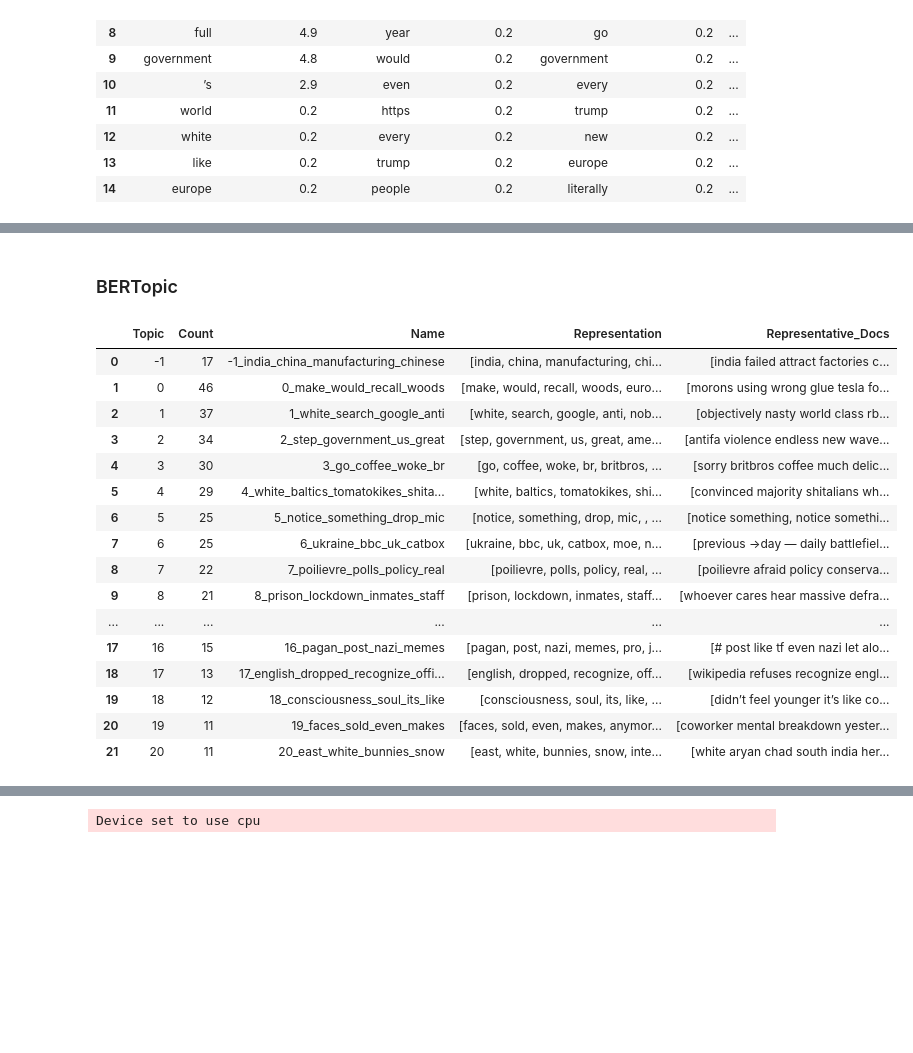
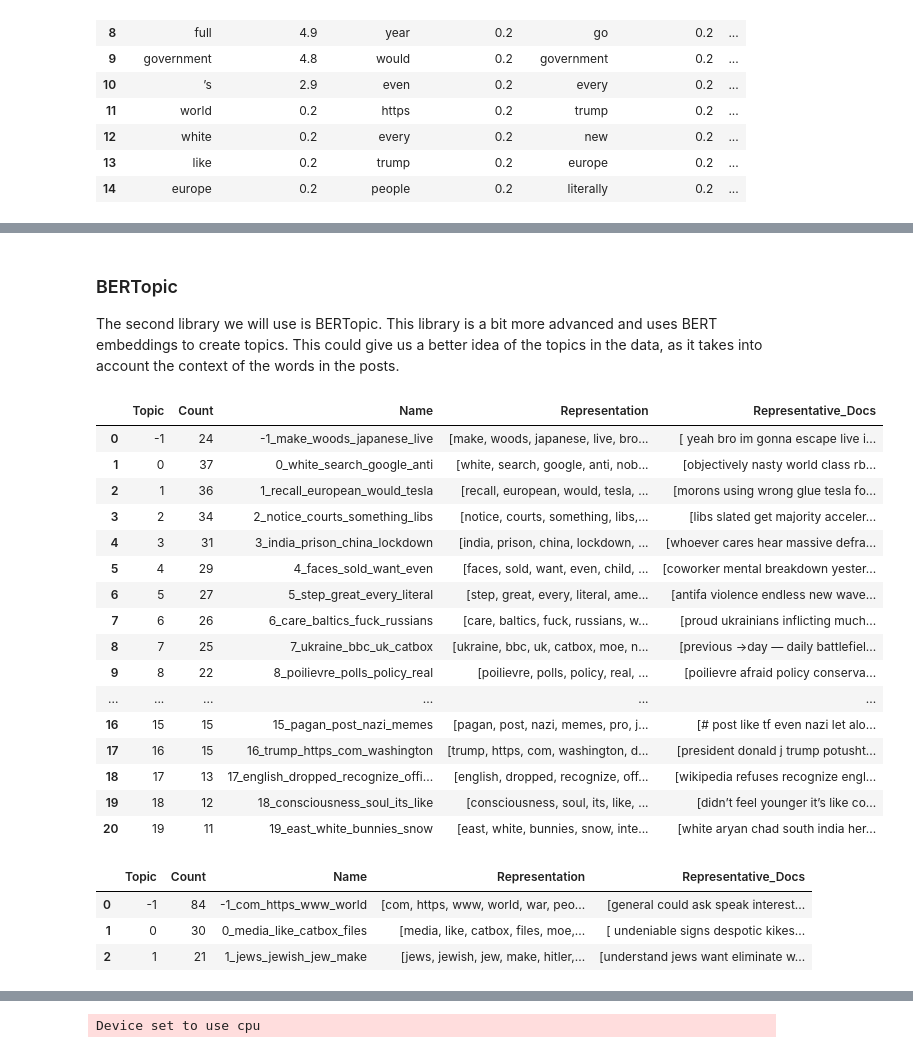
Before and after one commit to Kyrie-Alysa/Data-Forensics, a Jupyter notebook: DataExploration.ipynb, the cells around one changed output, grey strips where cells are left out. Drawn from its saved outputs; the diff is of its cells as text; code cells hidden in the pictures; blank space fills up the shorter version.

```diff
--- a/DataExploration.ipynb
+++ b/DataExploration.ipynb
@@ -21,12 +28,12 @@ import spacy
 # %%
-posts_path = '4chan/output/posts.csv'
-threads_path = '4chan/output/threads.csv'
+posts_path = '../Data-Forensics/4chan/output/posts.csv'
+threads_path = '../Data-Forensics/4chan/output/threads.csv'
 
 chan4_posts = pd.read_csv(posts_path)
 chan4_threads = pd.read_csv(threads_path)
 
-posts_end_path  = 'endchan V2/output/posts.csv'
-threads_end_path = 'endchan V2/output/threads.csv'
+posts_end_path  = '../Data-Forensics/endchan V2/output/posts.csv'
+threads_end_path = '../Data-Forensics/endchan V2/output/threads.csv'
 
 endchan_posts = pd.read_csv(posts_end_path)
 endchan_threads = pd.read_csv(threads_end_path)
@@ -171,32 +360,50 @@ display_topics(model, tf_feature_names, no_top_words)
 # %% [markdown]
 ### BERTopic
+
+The second library we will use is BERTopic. This library is a bit more advanced and uses BERT embeddings to create topics. This could give us a better idea of the topics in the data, as it takes into account the context of the words in the posts.
 # %%
 from bertopic import BERTopic
 # %%
-topic_model = BERTopic()
-docs = chan4_threads['cleaned'].tolist()
-topics, probs = topic_model.fit_transform(docs)
-chan4_threads['topics'] = topics
-chan4_threads['topic_probs'] = probs
+chan4_topic_model = BERTopic()
+endchan_topic_model = BERTopic()
+
+chan4_docs = chan4_threads['cleaned'].tolist()
+endchan_docs = endchan_threads['cleaned'].tolist()
+
+chan4_topics, chan4_probs = chan4_topic_model.fit_transform(chan4_docs)
+endchan_topics, endchan_probs = endchan_topic_model.fit_transform(endchan_docs)
+
+chan4_threads['topics'] = chan4_topics
+chan4_threads['topic_probs'] = chan4_probs
+endchan_threads['topics'] = endchan_topics
+endchan_threads['topic_probs'] = endchan_probs
 # %%
-BERTopics = topic_model.get_topic_info()
-BERTopics
+chan4_BERTopics = chan4_topic_model.get_topic_info()
+chan4_BERTopics
 # %% [output]
 |  | Topic | Count | Name | Representation | Representative_Docs |
-| 0 | -1 | 17 | -1_india_china_manufacturing_chinese | [india, china, manufacturing, chi... | [india failed attract factories c... |
-| 1 | 0 | 46 | 0_make_would_recall_woods | [make, would, recall, woods, euro... | [morons using wrong glue tesla fo... |
-| 2 | 1 | 37 | 1_white_search_google_anti | [white, search, google, anti, nob... | [objectively nasty world class rb... |
-| 3 | 2 | 34 | 2_step_government_us_great | [step, government, us, great, ame... | [antifa violence endless new wave... |
-| 4 | 3 | 30 | 3_go_coffee_woke_br | [go, coffee, woke, br, britbros, ... | [sorry britbros coffee much delic... |
-| 5 | 4 | 29 | 4_white_baltics_tomatokikes_shita... | [white, baltics, tomatokikes, shi... | [convinced majority shitalians wh... |
-| 6 | 5 | 25 | 5_notice_something_drop_mic | [notice, something, drop, mic, , ... | [notice something, notice somethi... |
-| 7 | 6 | 25 | 6_ukraine_bbc_uk_catbox | [ukraine, bbc, uk, catbox, moe, n... | [previous →day — daily battlefiel... |
-| 8 | 7 | 22 | 7_poilievre_polls_policy_real | [poilievre, polls, policy, real, ... | [poilievre afraid policy conserva... |
-| 9 | 8 | 21 | 8_prison_lockdown_inmates_staff | [prison, lockdown, inmates, staff... | [whoever cares hear massive defra... |
+| 0 | -1 | 24 | -1_make_woods_japanese_live | [make, woods, japanese, live, bro... | [ yeah bro im gonna escape live i... |
+| 1 | 0 | 37 | 0_white_search_google_anti | [white, search, google, anti, nob... | [objectively nasty world class rb... |
+| 2 | 1 | 36 | 1_recall_european_would_tesla | [recall, european, would, tesla, ... | [morons using wrong glue tesla fo... |
+| 3 | 2 | 34 | 2_notice_courts_something_libs | [notice, courts, something, libs,... | [libs slated get majority acceler... |
+| 4 | 3 | 31 | 3_india_prison_china_lockdown | [india, prison, china, lockdown, ... | [whoever cares hear massive defra... |
+| 5 | 4 | 29 | 4_faces_sold_want_even | [faces, sold, want, even, child, ... | [coworker mental breakdown yester... |
+| 6 | 5 | 27 | 5_step_great_every_literal | [step, great, every, literal, ame... | [antifa violence endless new wave... |
+| 7 | 6 | 26 | 6_care_baltics_fuck_russians | [care, baltics, fuck, russians, w... | [proud ukrainians inflicting much... |
+| 8 | 7 | 25 | 7_ukraine_bbc_uk_catbox | [ukraine, bbc, uk, catbox, moe, n... | [previous →day — daily battlefiel... |
+| 9 | 8 | 22 | 8_poilievre_polls_policy_real | [poilievre, polls, policy, real, ... | [poilievre afraid policy conserva... |
 | ... | ... | ... | ... | ... | ... |
-| 17 | 16 | 15 | 16_pagan_post_nazi_memes | [pagan, post, nazi, memes, pro, j... | [# post like tf even nazi let alo... |
+| 16 | 15 | 15 | 15_pagan_post_nazi_memes | [pagan, post, nazi, memes, pro, j... | [# post like tf even nazi let alo... |
+| 17 | 16 | 15 | 16_trump_https_com_washington | [trump, https, com, washington, d... | [president donald j trump potusht... |
 | 18 | 17 | 13 | 17_english_dropped_recognize_offi... | [english, dropped, recognize, off... | [wikipedia refuses recognize engl... |
 | 19 | 18 | 12 | 18_consciousness_soul_its_like | [consciousness, soul, its, like, ... | [didn’t feel younger it’s like co... |
-| 20 | 19 | 11 | 19_faces_sold_even_makes | [faces, sold, even, makes, anymor... | [coworker mental breakdown yester... |
-| 21 | 20 | 11 | 20_east_white_bunnies_snow | [east, white, bunnies, snow, inte... | [white aryan chad south india her... |
+| 20 | 19 | 11 | 19_east_white_bunnies_snow | [east, white, bunnies, snow, inte... | [white aryan chad south india her... |
+# %%
+endchan_BERTopics = endchan_topic_model.get_topic_info()
+endchan_BERTopics
+# %% [output]
+|  | Topic | Count | Name | Representation | Representative_Docs |
+| 0 | -1 | 84 | -1_com_https_www_world | [com, https, www, world, war, peo... | [general could ask speak interest... |
+| 1 | 0 | 30 | 0_media_like_catbox_files | [media, like, catbox, files, moe,... | [ undeniable signs despotic kikes... |
+| 2 | 1 | 21 | 1_jews_jewish_jew_make | [jews, jewish, jew, make, hitler,... | [understand jews want eliminate w... |
 # %%
```
Also changed, not shown: parts of 54 cells of this notebook.
